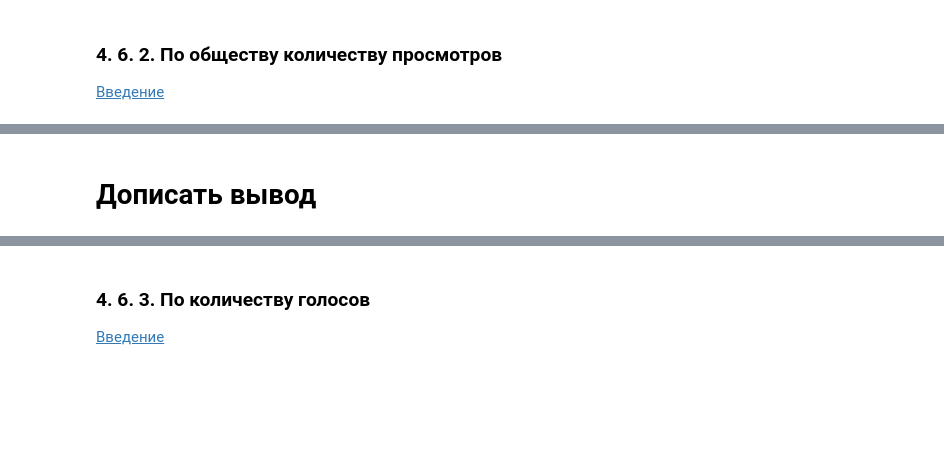
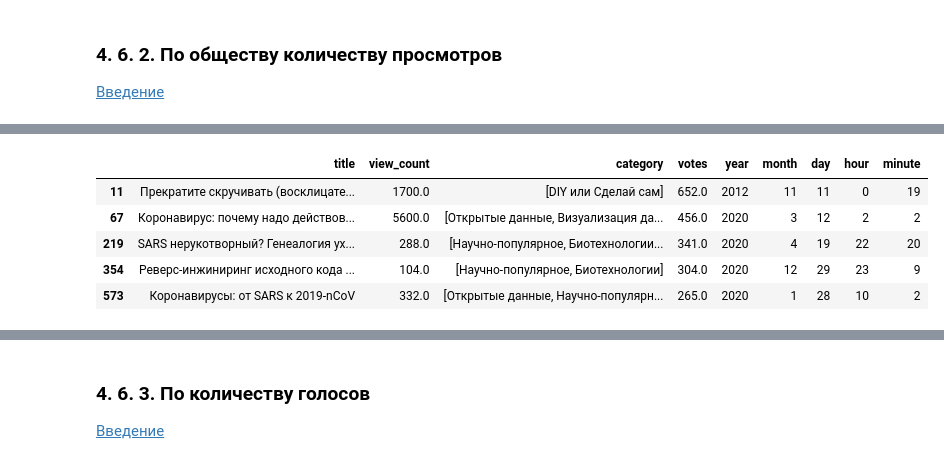
Before and after one commit to Midle68/habr_parsing, a Jupyter notebook: parser.ipynb, the cells around one changed output, grey strips where cells are left out. Saved outputs shown, nothing was run; the diff lists cells and outputs as text; code cells hidden in the pictures; blank space fills up the shorter version.

```diff
--- a/parser.ipynb
+++ b/parser.ipynb
@@ -730,2 +741,10 @@ show_top_20_words('view_count', 'по общему количеству прос
-# %% [markdown]
-# Дописать вывод
+# %%
+# Статьи с упоминанием слова "восклицательный" и "оронавирус"
+df_posts[(df_posts['title'].str.find('восклицательный') != -1) | (df_posts['title'].str.find('оронавирус') != -1)]
+# %% [output]
+|  | title | view_count | category | votes | year | month | day | hour | minute |
+| 11 | Прекратите скручивать (восклицате... | 1700.0 | [DIY или Сделай сам] | 652.0 | 2012 | 11 | 11 | 0 | 19 |
+| 67 | Коронавирус: почему надо действов... | 5600.0 | [Открытые данные, Визуализация да... | 456.0 | 2020 | 3 | 12 | 2 | 2 |
+| 219 | SARS нерукотворный? Генеалогия ух... | 288.0 | [Научно-популярное, Биотехнологии... | 341.0 | 2020 | 4 | 19 | 22 | 20 |
+| 354 | Реверс-инжиниринг исходного кода ... | 104.0 | [Научно-популярное, Биотехнологии] | 304.0 | 2020 | 12 | 29 | 23 | 9 |
+| 573 | Коронавирусы: от SARS к 2019-nCoV | 332.0 | [Открытые данные, Научно-популярн... | 265.0 | 2020 | 1 | 28 | 10 | 2 |
```
Also changed, not shown: parts of 14 cells of this notebook.
